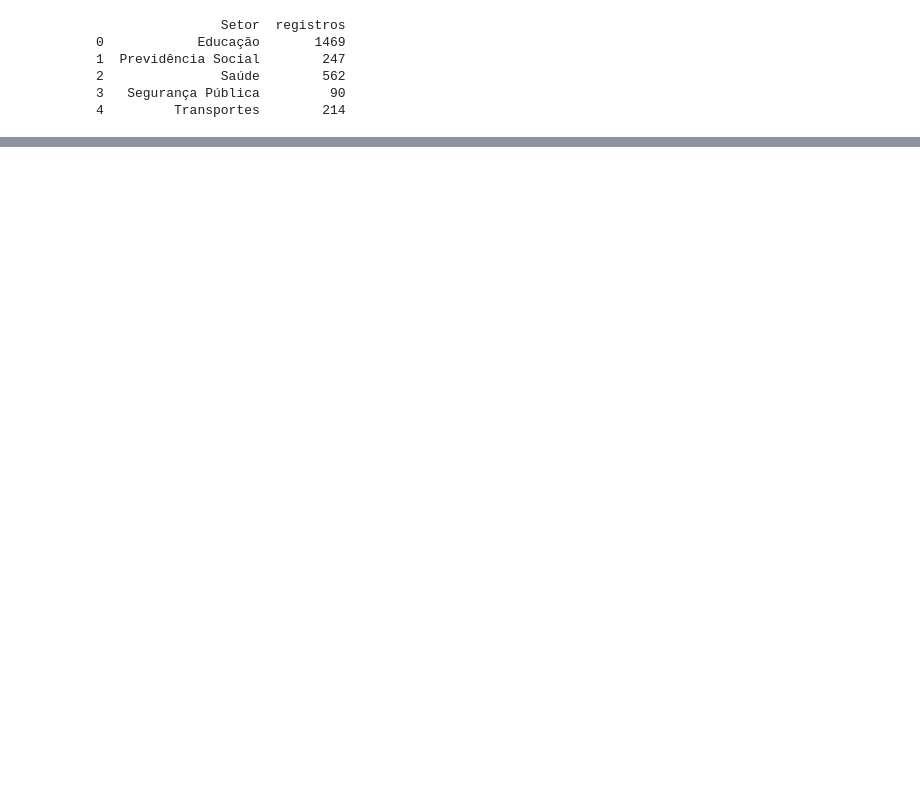
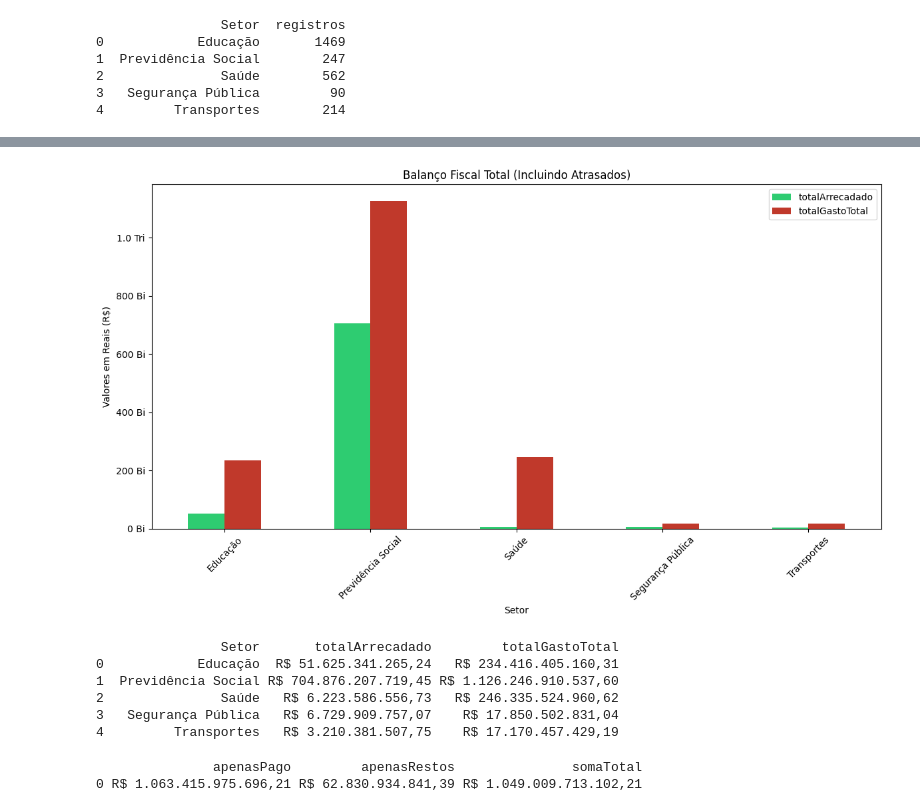
Before and after one commit to pauloho97/AnaliseImpostosPublicos, a Jupyter notebook: app/analiseGraficos.ipynb, the cells around one changed output, grey strips where cells are left out. Saved outputs shown, nothing was run; the diff lists cells and outputs as text; code cells hidden in the pictures; blank space fills up the shorter version.

```diff
--- a/app/analiseGraficos.ipynb
+++ b/app/analiseGraficos.ipynb
@@ -54,0 +75,54 @@ NameError: name 'pd' is not defined
+# %%
+# 2. QUal a comparação despesas vs receitas, captando valores pagos em 2025 sendo de despesas anteriores a este período?
+
+# Nova Query (Soma o Pago + Restos a Pagar), captando coluna valor restos a pagar pagos.
+queryGastoTotal = """
+SELECT
+    r.Setor,
+    SUM(r."Receita Realizada (Valor Arrecadado)") as totalArrecadado,
+    (SELECT SUM(d."Valor Pago" + d."Valor Restos a Pagar Pagos")
+     FROM despesas d
+     WHERE d.Setor = r.Setor) as totalGastoTotal
+FROM receitas r
+GROUP BY r.Setor
+"""
+tabelaGastoTotal = pd.read_sql_query(queryGastoTotal, conexaoBanco)
+
+# 2. Criar o novo gráfico
+fig, ax = plt.subplots(figsize=(12, 7))
+tabelaGastoTotal.plot(x='Setor', y=['totalArrecadado', 'totalGastoTotal'], kind='bar', ax=ax, color=['#2ecc71', '#c0392b'])
+
+# 3. Aplicar a formatação
+ax.yaxis.set_major_formatter(ticker.FuncFormatter(formatarEixo))
+
+# 4. Ajustes finais
+plt.title("Balanço Fiscal Total (Incluindo Atrasados)")
+plt.ylabel("Valores em Reais (R$)")
+plt.xticks(rotation=45)
+plt.tight_layout()
+plt.show()
+
+print(tabelaGastoTotal)
+# %% [output]
+[figure, added]
+                Setor       totalArrecadado         totalGastoTotal
+0            Educação  R$ 51.625.341.265,24   R$ 234.416.405.160,31
+1  Previdência Social R$ 704.876.207.719,45 R$ 1.126.246.910.537,60
+2               Saúde   R$ 6.223.586.556,73   R$ 246.335.524.960,62
+3   Segurança Pública   R$ 6.729.909.757,07    R$ 17.850.502.831,04
+4         Transportes   R$ 3.210.381.507,75    R$ 17.170.457.429,19
+# %%
+# Teste de sanidade para a Previdência Social
+queryTeste = """
+SELECT
+    SUM("Valor Pago") as apenasPago,
+    SUM("Valor Restos a Pagar Pagos") as apenasRestos,
+    SUM("Valor Pago" + "Valor Restos a Pagar Pagos") as somaTotal
+FROM despesas
+WHERE Setor = 'Previdência Social'
+"""
+resultadoTeste = pd.read_sql_query(queryTeste, conexaoBanco)
+print(resultadoTeste)
+# %% [output]
+               apenasPago         apenasRestos               somaTotal
+0 R$ 1.063.415.975.696,21 R$ 62.830.934.841,39 R$ 1.049.009.713.102,21
```
Also changed, not shown: parts of 2 cells of this notebook.
